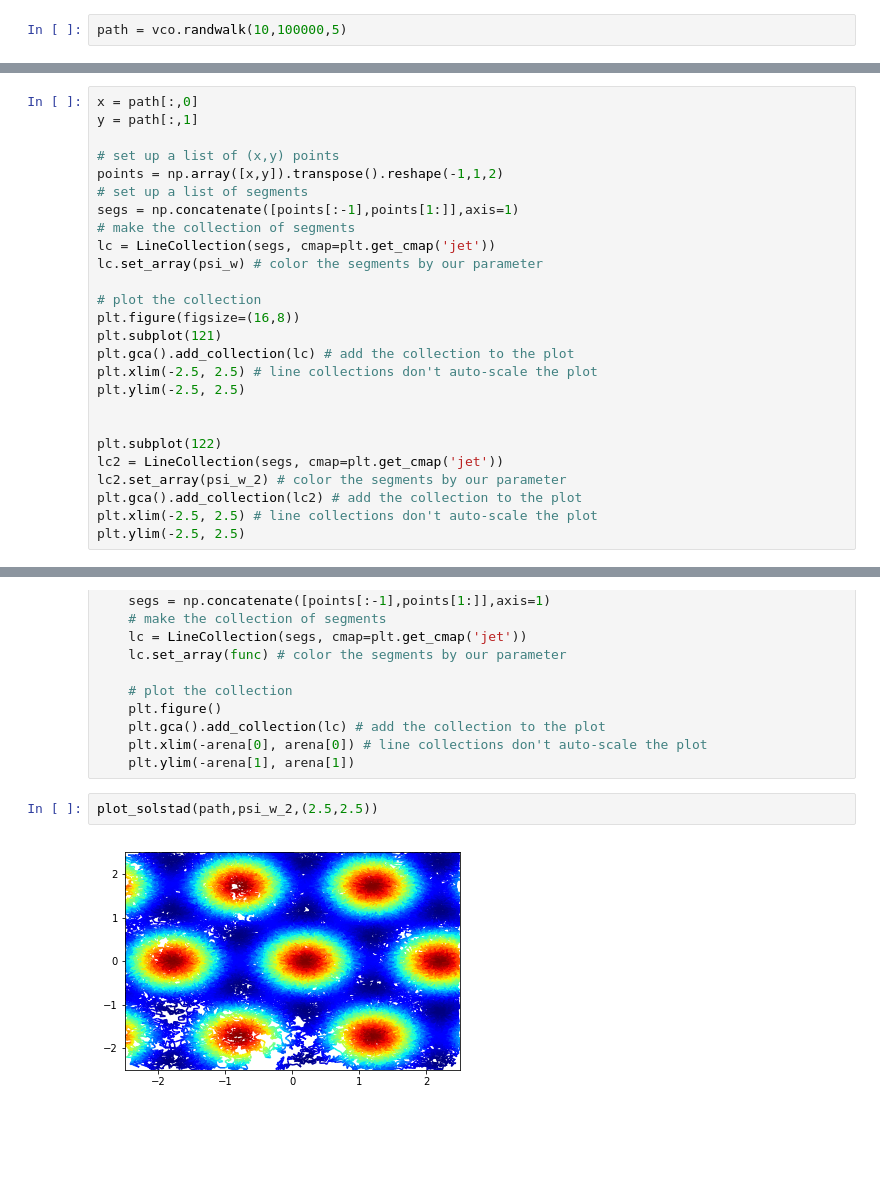
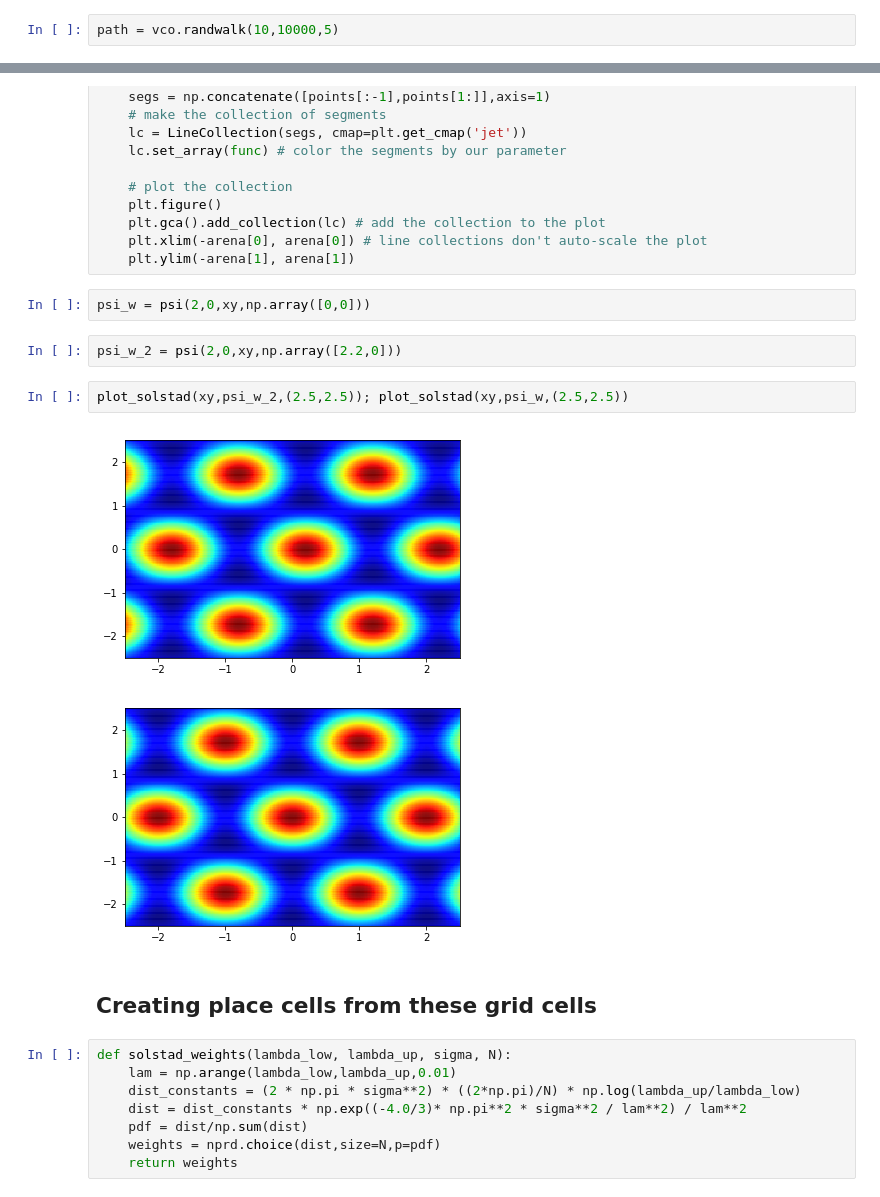
Before and after one commit to csmslab/hipposlam, a Jupyter notebook: solstad_PCs.ipynb, the cells around one changed output, grey strips where cells are left out. Saved outputs shown, nothing was run; the diff lists cells and outputs as text; blank space fills up the shorter version.

Commit message:
updating solstad notebook

```diff
--- a/solstad_PCs.ipynb
+++ b/solstad_PCs.ipynb
@@ -140,5 +37,5 @@ xx, yy = np.meshgrid(ss,ss,sparse=True)
 # %%
-path = vco.randwalk(10,100000,5)
+path = vco.randwalk(10,10000,5)
 # %%
 plt.plot(path[:,0],path[:,1])
 # %% [output]
@@ -154,26 +43,0 @@ psi_w_2 = psi(2,0,path,np.array([2.2,0]))
-# %%
-x = path[:,0]
-y = path[:,1]
-
-# set up a list of (x,y) points
-points = np.array([x,y]).transpose().reshape(-1,1,2)
-# set up a list of segments
-segs = np.concatenate([points[:-1],points[1:]],axis=1)
-# make the collection of segments
-lc = LineCollection(segs, cmap=plt.get_cmap('jet'))
-lc.set_array(psi_w) # color the segments by our parameter
-
-# plot the collection
-plt.figure(figsize=(16,8))
-plt.subplot(121)
-plt.gca().add_collection(lc) # add the collection to the plot
-plt.xlim(-2.5, 2.5) # line collections don't auto-scale the plot
-plt.ylim(-2.5, 2.5)
-
-
-plt.subplot(122)
-lc2 = LineCollection(segs, cmap=plt.get_cmap('jet'))
-lc2.set_array(psi_w_2) # color the segments by our parameter
-plt.gca().add_collection(lc2) # add the collection to the plot
-plt.xlim(-2.5, 2.5) # line collections don't auto-scale the plot
-plt.ylim(-2.5, 2.5)
@@ -198,7 +59,22 @@ def plot_solstad(path, func, arena=(5,5)):
     plt.gca().add_collection(lc) # add the collection to the plot
     plt.xlim(-arena[0], arena[0]) # line collections don't auto-scale the plot
     plt.ylim(-arena[1], arena[1])
+# %%
+psi_w = psi(2,0,xy,np.array([0,0]))
+# %%
+psi_w_2 = psi(2,0,xy,np.array([2.2,0]))
 # %%
-plot_solstad(path,psi_w_2,(2.5,2.5))
+plot_solstad(xy,psi_w_2,(2.5,2.5)); plot_solstad(xy,psi_w,(2.5,2.5))
 # %% [output]
-[figure, old version]
+[figure, new version]
+[figure, added]
+# %% [markdown]
+## Creating place cells from these grid cells
+# %%
+def solstad_weights(lambda_low, lambda_up, sigma, N):
+    lam = np.arange(lambda_low,lambda_up,0.01)
+    dist_constants = (2 * np.pi * sigma**2) * ((2*np.pi)/N) * np.log(lambda_up/lambda_low)
+    dist = dist_constants * np.exp((-4.0/3)* np.pi**2 * sigma**2 / lam**2) / lam**2
+    pdf = dist/np.sum(dist)
+    weights = nprd.choice(dist,size=N,p=pdf)
+    return weights
```
Also changed, not shown: parts of 25 cells of this notebook.
